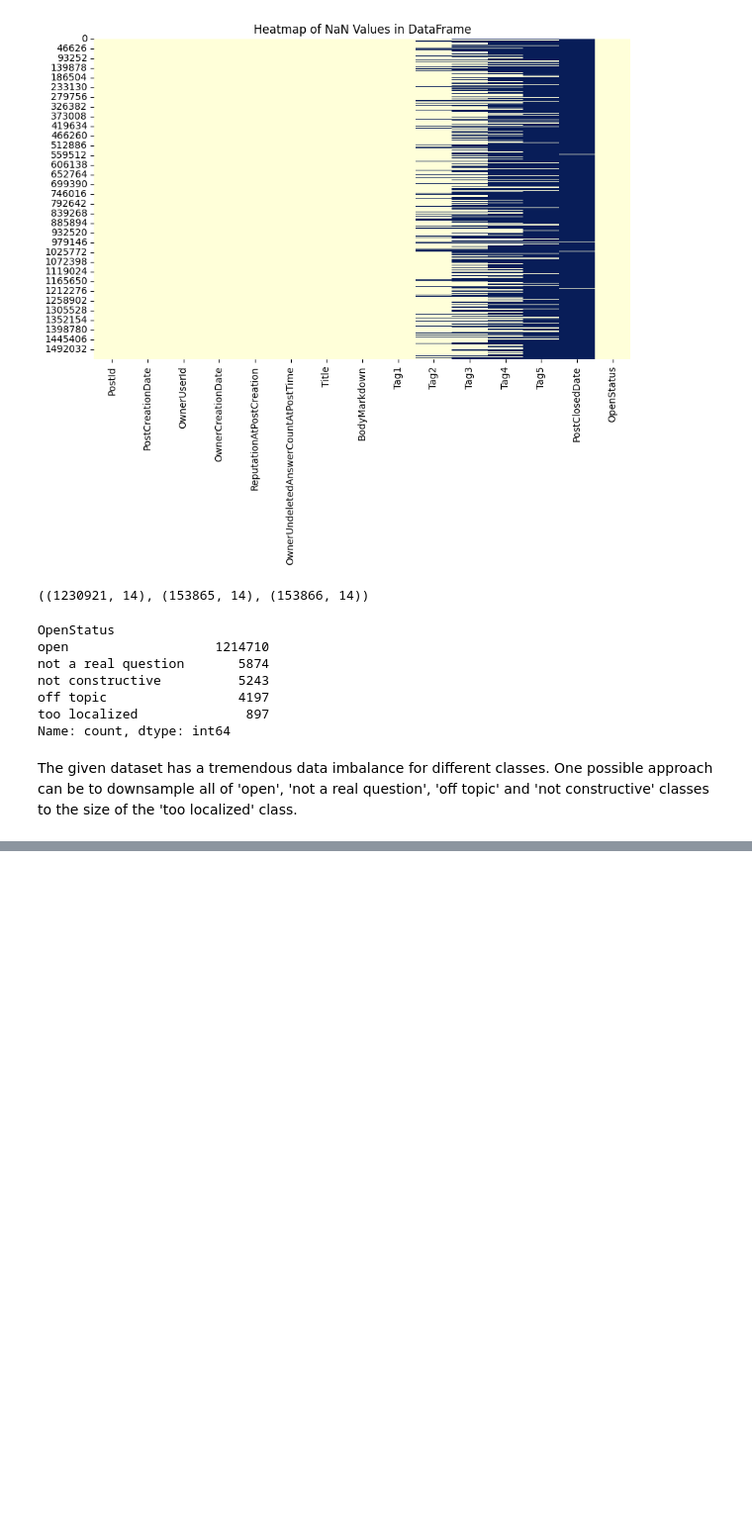
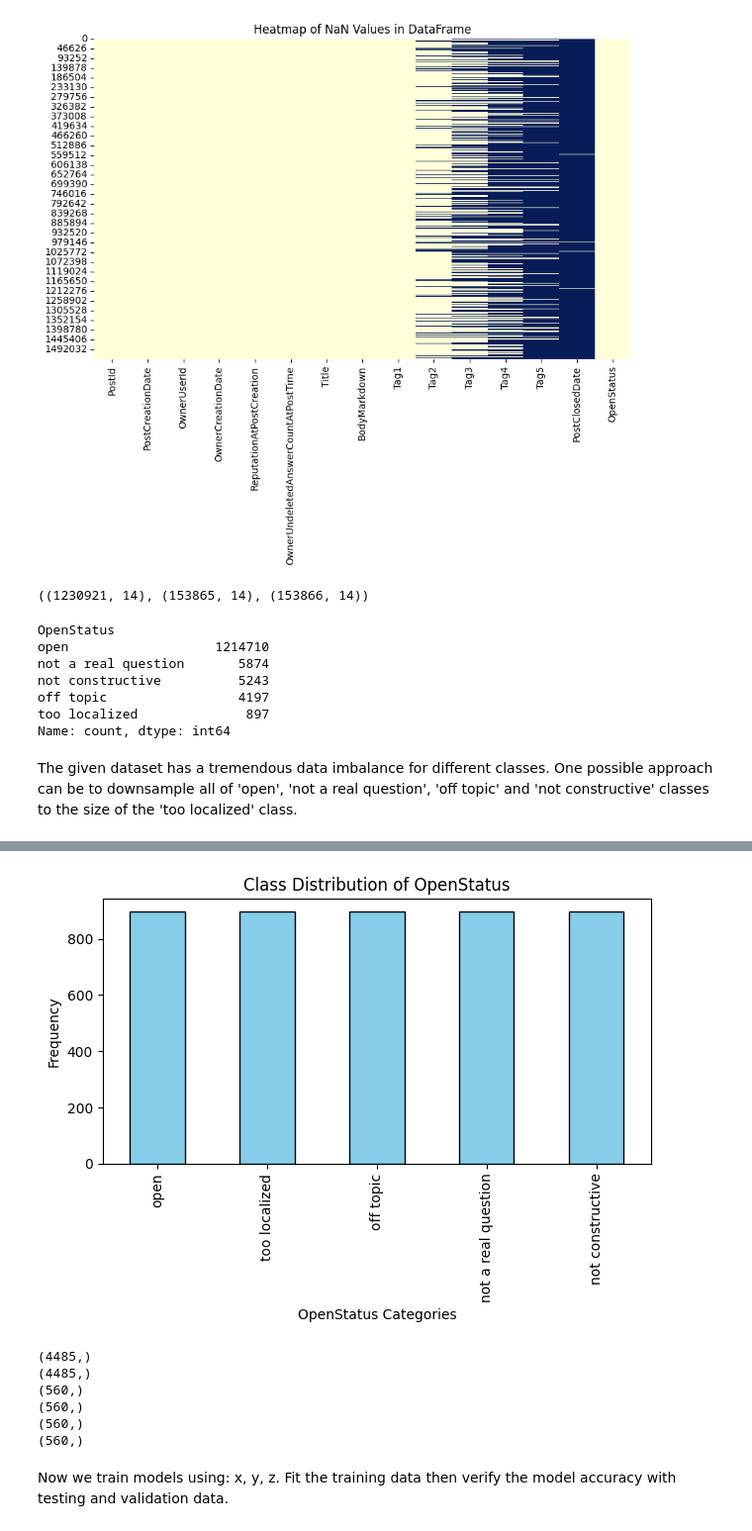
Before and after one commit to sruju333/Artificial-Intelligence-NLP-Project, a Jupyter notebook: SO_NeuralNetwork.ipynb, the cells around one changed output, grey strips where cells are left out. Shown: that part at 99% size. Saved outputs shown, nothing was run; the diff lists cells and outputs as text; code cells hidden in the pictures; blank space fills up the shorter version.

```diff
--- a/SO_NeuralNetwork.ipynb
+++ b/SO_NeuralNetwork.ipynb
@@ -3,8 +3,8 @@ import os
 import pandas as pd
 
 # Convert the dataset from .csv to a Pandas DataFrame - so_df (Stack Overflow Dataframe)
-so_df = pd.read_csv(os.path.join(r"C:\Users\Shreni\My BU Assignments\AI\Final Project", "train.csv"), on_bad_lines='skip',engine="python")#, nrows=1000000)
-#so_df = pd.read_csv('train.csv', on_bad_lines='skip',engine="python", nrows=1000000)
+# so_df = pd.read_csv(os.path.join(r"C:\Users\Shreni\My BU Assignments\AI\Final Project", "train.csv"), on_bad_lines='skip',engine="python")#, nrows=1000000)
+so_df = pd.read_csv(os.path.join(r"/Users/srujana/Desktop/Artificial Intelligence/AI-FinalProject/", "train.csv"), on_bad_lines='skip',engine="python")#, nrows=1000000)
 # %%
 so_df
 # %% [output]
@@ -196,6 +191,14 @@ so_train_df.tail(5)
 # %%
-for index, row in so_train_df.iterrows():
-    text = "Title: " + "'" + row.Title + "'"
-    #text += " Tags: {" + ', '.join(str(tag) for tag in [row.Tag1, row.Tag2, row.Tag3, row.Tag4, row.Tag5] if not pd.isnull(tag)) + "}"
-    text += "  Body: " + "'" + row.BodyMarkdown + "'"
-    so_train_df.at[index, 'text'] = text
+# Combine columns to create a single text field for each DataFrame
+def combine_columns_to_text(df):
+    for idx, row in df.iterrows():
+        combined_text = f"Title: '{row.Title}'"
+        # Optionally include tags by uncommenting the following line
+        # combined_text += f" Tags: {{{', '.join(str(tag) for tag in [row.Tag1, row.Tag2, row.Tag3, row.Tag4, row.Tag5] if pd.notna(tag))}}}"
+        combined_text += f" Body: '{row.BodyMarkdown}'"
+        df.at[idx, 'Text'] = combined_text
+
+# Apply the function to the train, validation, and test DataFrames
+combine_columns_to_text(so_train_df)
+combine_columns_to_text(so_valid_df)
+combine_columns_to_text(so_test_df)
@@ -201,0 +216,8 @@ for index, row in so_train_df.iterrows():
+# %%
+# Define the columns to be removed
+columns_to_remove = ['Title', 'BodyMarkdown']
+
+# Drop the specified columns from each DataFrame
+so_train_df.drop(columns=columns_to_remove, inplace=True)
+so_valid_df.drop(columns=columns_to_remove, inplace=True)
+so_test_df.drop(columns=columns_to_remove, inplace=True)
@@ -201,0 +308,39 @@ for index, row in so_train_df.iterrows():
+# %%
+# Visualize the class distribution in the 'OpenStatus' column
+so_train_df['OpenStatus'].value_counts().plot(
+    kind='bar',
+    title='Class Distribution of OpenStatus',
+    color='skyblue',
+    edgecolor='black'
+)
+plt.xlabel('OpenStatus Categories')
+plt.ylabel('Frequency')
+plt.tight_layout()  # Adjust layout for better display
+plt.show()
+# %% [output]
+[figure, added]
+# %%
+#Splitting the values into X and y
+X_train = so_train_df["Text"]
+y_train = so_train_df["OpenStatus_encoded"]
+print(X_train.shape)
+print(y_train.shape)
+
+X_valid = so_valid_df["Text"]
+y_valid = so_valid_df["OpenStatus_encoded"]
+print(X_valid.shape)
+print(y_valid.shape)
+
+X_test = so_test_df["Text"]
+y_test = so_test_df["OpenStatus_encoded"]
+print(X_test.shape)
+print(y_test.shape)
+# %% [output]
+(4485,)
+(4485,)
+(560,)
+(560,)
+(560,)
+(560,)
+# %% [markdown]
+Now we train models using: x, y, z. Fit the training data then verify the model accuracy with testing and validation data.
```
Also changed, not shown: parts of 15 cells of this notebook.
